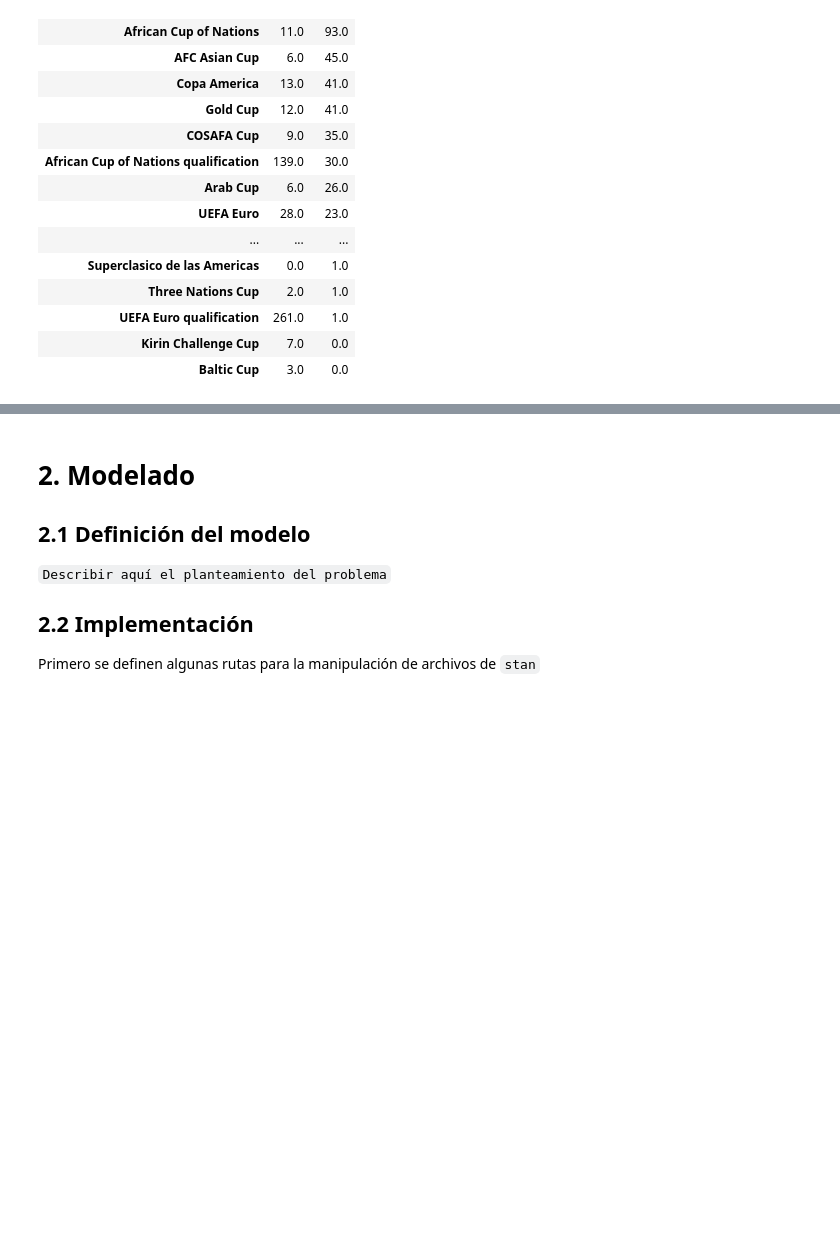
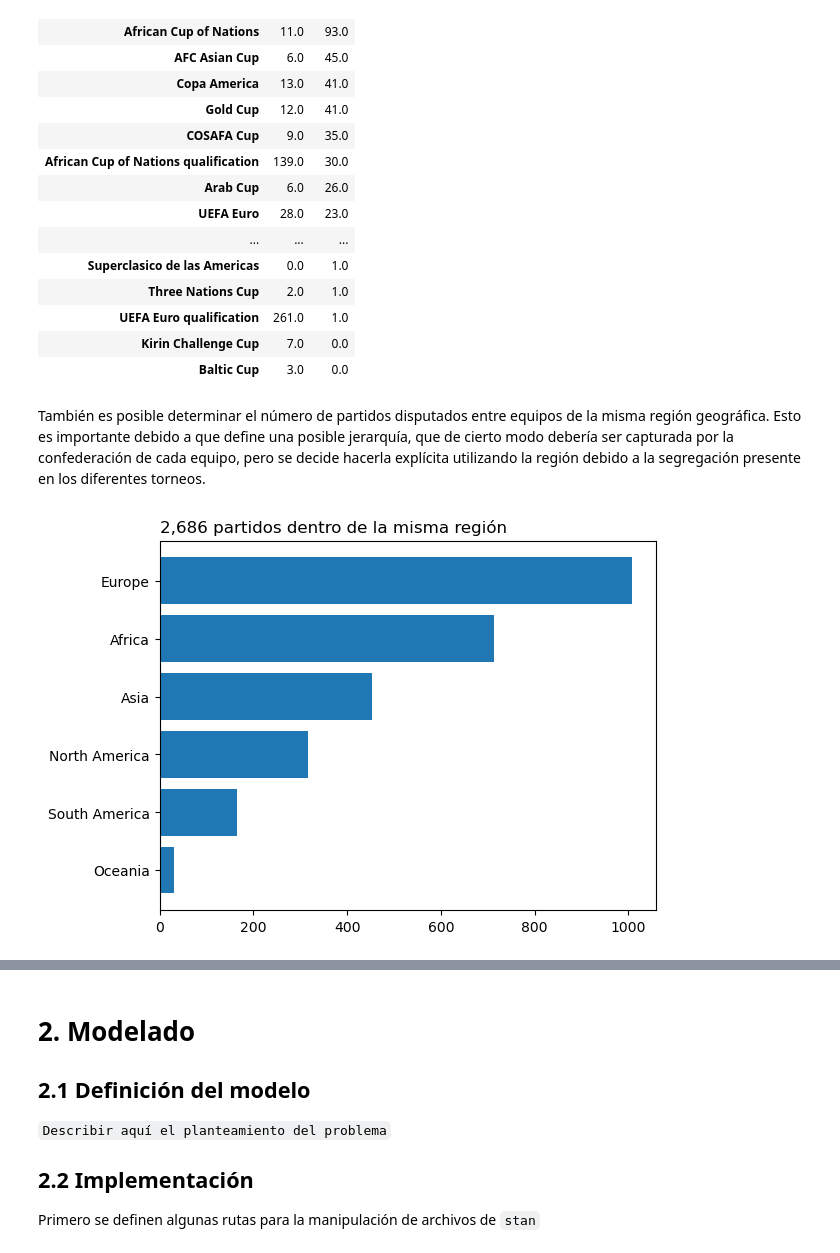
Before and after one commit to CAMM961001/futbol_bayes, a Jupyter notebook: notebooks/analisis_exploratorio.ipynb, the cells around one changed output, grey strips where cells are left out. Saved outputs shown, nothing was run; the diff lists cells and outputs as text; code cells hidden in the pictures; blank space fills up the shorter version.

```diff
--- a/notebooks/analisis_exploratorio.ipynb
+++ b/notebooks/analisis_exploratorio.ipynb
@@ -181,3 +183,30 @@ Adicionalmente, se puede determinar el porcentaje de juegos en territorio neutra
 | UEFA Euro qualification | 261.0 | 1.0 |
 | Kirin Challenge Cup | 7.0 | 0.0 |
 | Baltic Cup | 3.0 | 0.0 |
+# %% [markdown]
+También es posible determinar el número de partidos disputados entre equipos de la misma región geográfica. Esto es importante debido a que define una posible jerarquía, que de cierto modo debería ser capturada por la confederación de cada equipo, pero se decide hacerla explícita utilizando la región debido a la segregación presente en los diferentes torneos.
+# %%
+# Datos de visualización
+df_ = (
+    futbol_mask
+    .query(expr='validacion_confederacion == 1')
+    .filter(items=['home_team_continent','day'])
+    .groupby(by='home_team_continent')
+    .count()
+    .sort_values(by='day', ascending=True))
+
+# Especificaciones de figura
+fig, ax = plt.subplots()
+
+# Elementos de figura
+ax.barh(
+    y=df_.index
+    ,width=df_.day)
+
+# Anotaciones y estilo
+val_ = df_.day.sum()
+ax.set_title(f'{val_:,} partidos dentro de la misma región', loc='left')
+
+plt.show()
+# %% [output]
+[figure, added]
```
Also changed, not shown: parts of 4 cells of this notebook.
